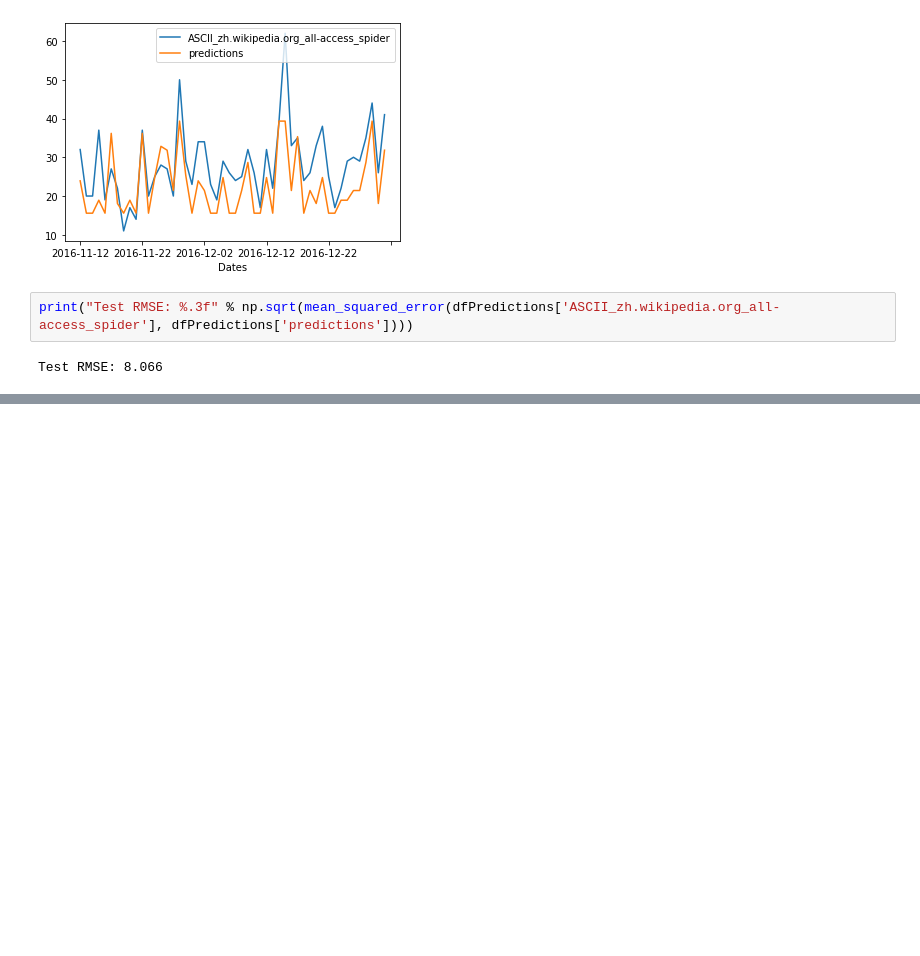
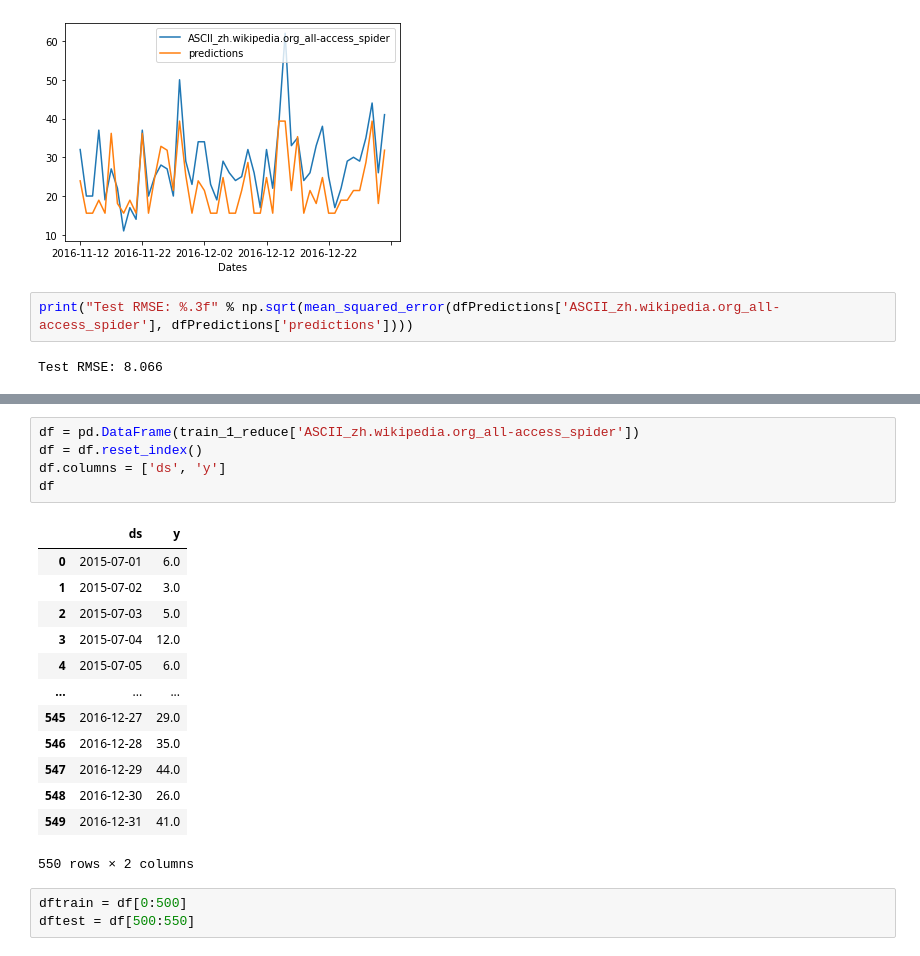
Before and after one commit to HugoTodeschini/ArtefactBenchmarkForecastingModel, a Jupyter notebook: Exploration data set.ipynb, the cells around one changed output, grey strips where cells are left out. Cells and saved outputs as stored; diff of their text form; blank space fills up the shorter version.

```diff
--- a/Exploration data set.ipynb
+++ b/Exploration data set.ipynb
@@ -325,0 +330,22 @@ Test RMSE: 8.066
+# %%
+df = pd.DataFrame(train_1_reduce['ASCII_zh.wikipedia.org_all-access_spider'])
+df = df.reset_index()
+df.columns = ['ds', 'y']
+df
+# %% [output]
+|  | ds | y |
+| 0 | 2015-07-01 | 6.0 |
+| 1 | 2015-07-02 | 3.0 |
+| 2 | 2015-07-03 | 5.0 |
+| 3 | 2015-07-04 | 12.0 |
+| 4 | 2015-07-05 | 6.0 |
+| ... | ... | ... |
+| 545 | 2016-12-27 | 29.0 |
+| 546 | 2016-12-28 | 35.0 |
+| 547 | 2016-12-29 | 44.0 |
+| 548 | 2016-12-30 | 26.0 |
+| 549 | 2016-12-31 | 41.0 |
+550 rows × 2 columns
+# %%
+dftrain = df[0:500]
+dftest = df[500:550]
```
Also changed, not shown: parts of 6 cells of this notebook.
